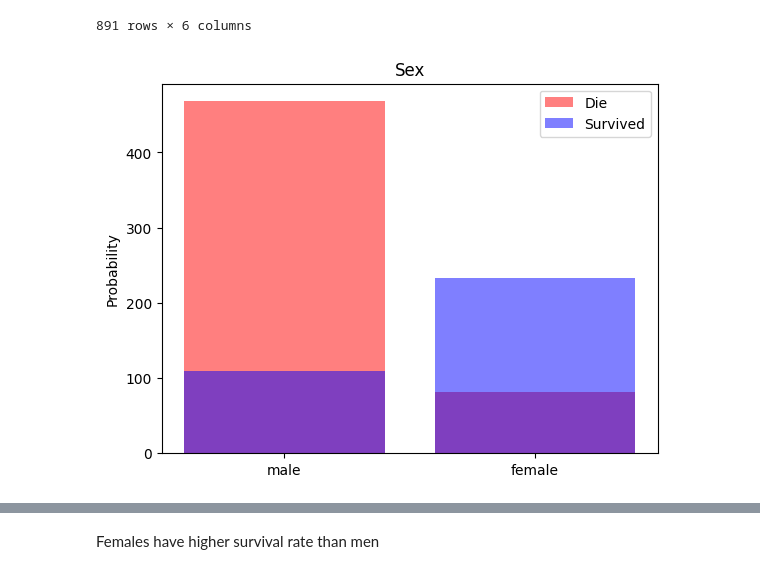
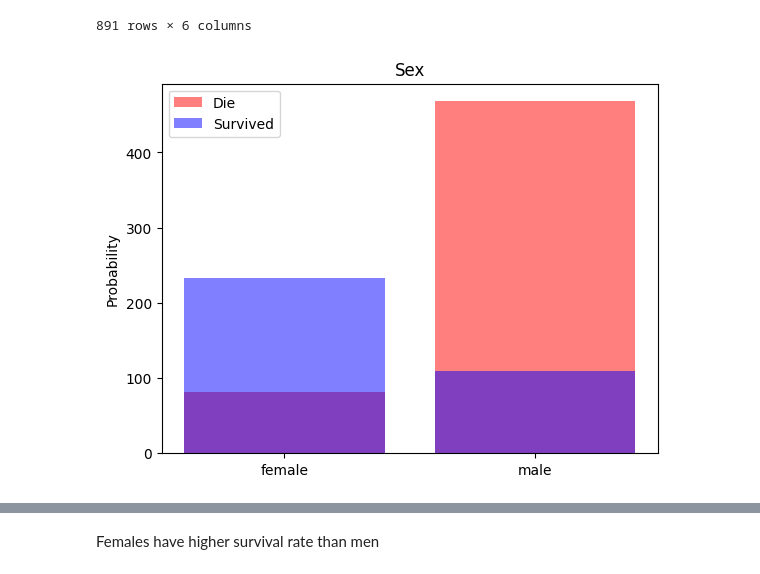
Before and after one commit to samillano-jk/Data_analysis_Projects_scripsts_notebooks, a Jupyter notebook: titanic-eda.ipynb, the cells around one changed output, grey strips where cells are left out. Saved outputs shown, nothing was run; the diff lists cells and outputs as text; code cells hidden in the pictures.

Commit message:
Kaggle Notebook | Titanic_EDA | Version 20

```diff
--- a/titanic-eda.ipynb
+++ b/titanic-eda.ipynb
@@ -237,14 +237,14 @@ titanic_s
 | 890 | Dooley, Mr. Patrick | male | 370376 | NaN | Q | 0 |
 891 rows × 6 columns
 # %%
-survived_s = titanic_s[titanic_s["Survived"]==1]["Sex"].value_counts()
-died_s = titanic_s[titanic_s["Survived"]==0]["Sex"].value_counts()
+survived_s = titanic_s[titanic_s["Survived"]==1]["Sex"].value_counts().sort_values()
+died_s = titanic_s[titanic_s["Survived"]==0]["Sex"].value_counts().sort_values()
 
 plt.bar(died_s.index, died_s, color="red", alpha=.5, label="Die")
 plt.bar(survived_s.index, survived_s, color="blue", alpha=.5, label="Survived")
 plt.title("Sex")
 plt.ylabel("Probability")
 plt.legend()
 plt.show()
 # %% [output]
-[figure, old version]
+[figure, new version]
```
Also changed, not shown: parts of 2 cells of this notebook.
